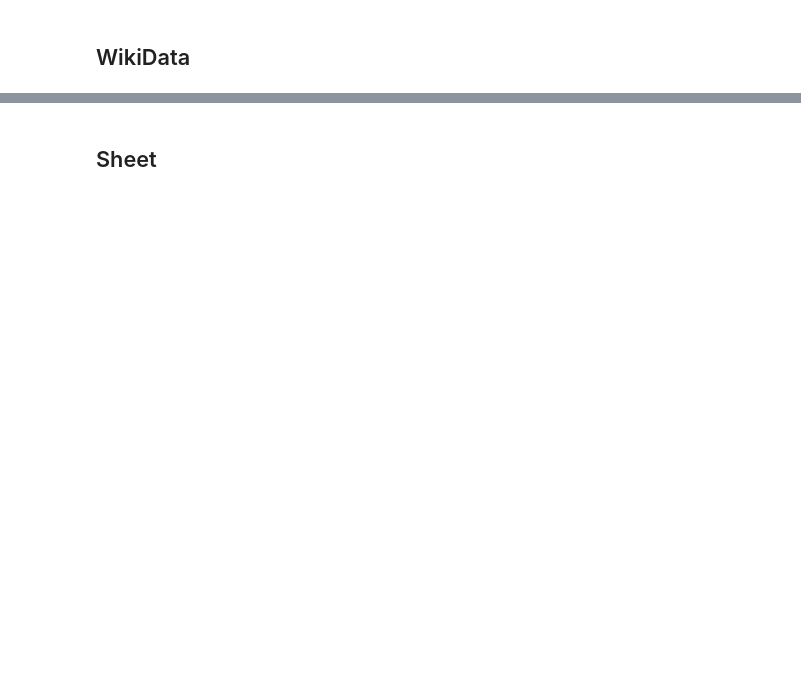
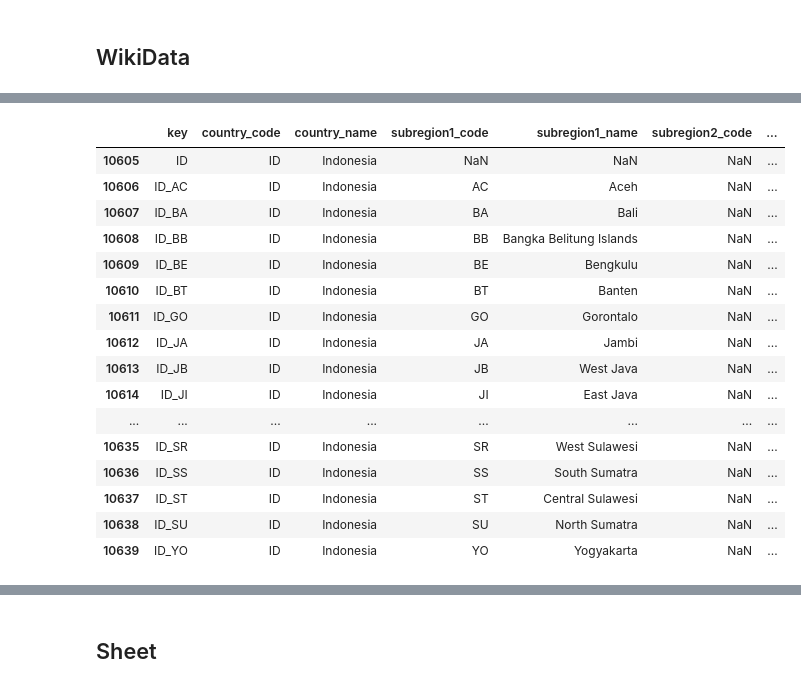
Before and after one commit to dhan16/colabs, a Jupyter notebook: covid19opendata/WikiData.ipynb, the cells around one changed output, grey strips where cells are left out. Saved outputs shown, nothing was run; the diff lists cells and outputs as text; code cells hidden in the pictures; blank space fills up the shorter version.

```diff
--- a/covid19opendata/WikiData.ipynb
+++ b/covid19opendata/WikiData.ipynb
@@ -44,3 +70,25 @@ wiki_raw
+# %%
+provs = pd.read_csv('https://raw.githubusercontent.com/dhan16/covid-19-open-data/indo/src/data/metadata.csv')
+provs = provs.query('(country_code == "ID")')
+provs
+# %% [output]
+|  | key | country_code | country_name | subregion1_code | subregion1_name | subregion2_code | ... |
+| 10605 | ID | ID | Indonesia | NaN | NaN | NaN | ... |
+| 10606 | ID_AC | ID | Indonesia | AC | Aceh | NaN | ... |
+| 10607 | ID_BA | ID | Indonesia | BA | Bali | NaN | ... |
+| 10608 | ID_BB | ID | Indonesia | BB | Bangka Belitung Islands | NaN | ... |
+| 10609 | ID_BE | ID | Indonesia | BE | Bengkulu | NaN | ... |
+| 10610 | ID_BT | ID | Indonesia | BT | Banten | NaN | ... |
+| 10611 | ID_GO | ID | Indonesia | GO | Gorontalo | NaN | ... |
+| 10612 | ID_JA | ID | Indonesia | JA | Jambi | NaN | ... |
+| 10613 | ID_JB | ID | Indonesia | JB | West Java | NaN | ... |
+| 10614 | ID_JI | ID | Indonesia | JI | East Java | NaN | ... |
+| ... | ... | ... | ... | ... | ... | ... | ... |
+| 10635 | ID_SR | ID | Indonesia | SR | West Sulawesi | NaN | ... |
+| 10636 | ID_SS | ID | Indonesia | SS | South Sumatra | NaN | ... |
+| 10637 | ID_ST | ID | Indonesia | ST | Central Sulawesi | NaN | ... |
+| 10638 | ID_SU | ID | Indonesia | SU | North Sumatra | NaN | ... |
+| 10639 | ID_YO | ID | Indonesia | YO | Yogyakarta | NaN | ... |
 # %%
 wiki_df = wiki_raw.copy()
 
```
Also changed, not shown: parts of 7 cells of this notebook.
